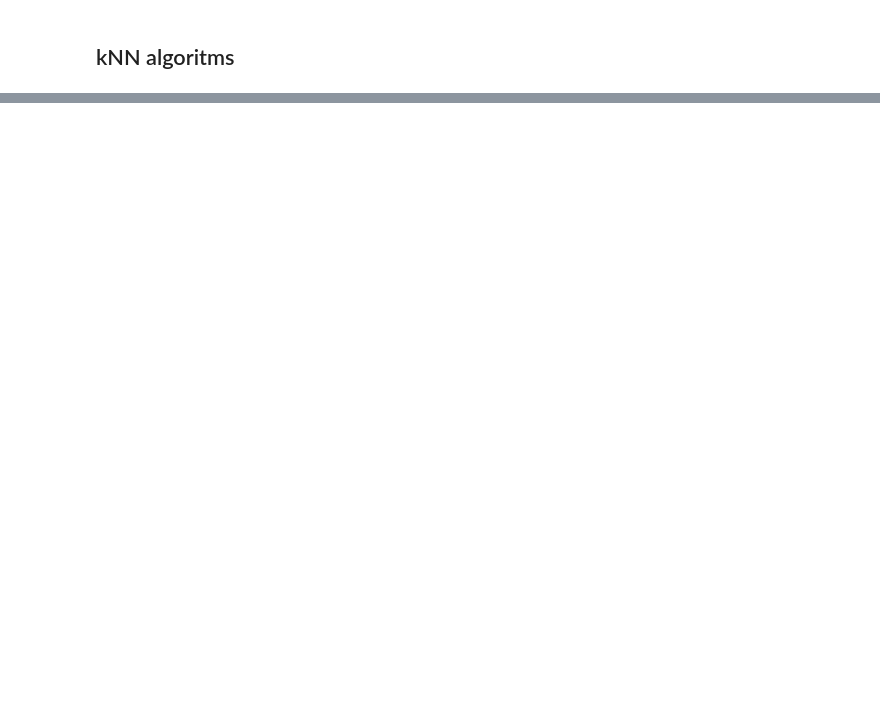
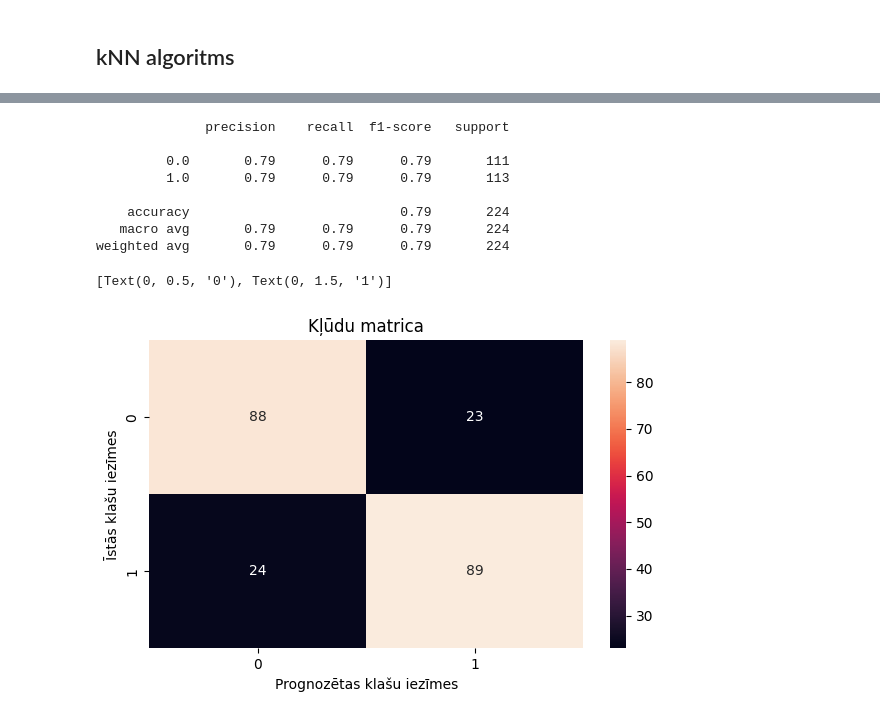
Before and after one commit to tomasskristianssterns/MIP_projekts2, a Jupyter notebook: src/Pārraudzītā_mašīnmācīšanās (1) copy.ipynb, the cells around one changed output, grey strips where cells are left out. Drawn from its saved outputs; the diff is of its cells as text; code cells hidden in the pictures; blank space fills up the shorter version.

```diff
--- a/src/Pārraudzītā_mašīnmācīšanās (1) copy.ipynb
+++ b/src/Pārraudzītā_mašīnmācīšanās (1) copy.ipynb
@@ -601,0 +634,26 @@ Kļūdu matricā var redzēt, ka tikai 3 datu objekti tika klasificēti nepareiz
+# %%
+#Nosakam klases iezīmes testa datu kopas datu objektiem
+y_prognoze_svm = SVM_MODEL.predict(X_testa)
+#izvadām modeļa veikuma novērtējuma metrikas
+print(classification_report(y_testa,y_prognoze_svm, zero_division=0))
+#veidojam kļūdu matricu
+kludu_matrica = confusion_matrix(y_testa, y_prognoze_svm)
+#izvadām kļūdu matricu
+fig, ax = pltb.subplots(figsize=(7,4))
+sns.heatmap(kludu_matrica, annot = True, fmt = 'g', ax = ax)
+ax.set_xlabel('Prognozētas klašu iezīmes')
+ax.set_ylabel('Īstās klašu iezīmes')
+ax.set_title('Kļūdu matrica')
+ax.xaxis.set_ticklabels(datu_kopa['HeartDisease'].unique())
+ax.yaxis.set_ticklabels(datu_kopa['HeartDisease'].unique())
+# %% [output]
+              precision    recall  f1-score   support
+
+         0.0       0.79      0.79      0.79       111
+         1.0       0.79      0.79      0.79       113
+
+    accuracy                           0.79       224
+   macro avg       0.79      0.79      0.79       224
+weighted avg       0.79      0.79      0.79       224
+[Text(0, 0.5, '0'), Text(0, 1.5, '1')]
+[figure, added]
```
Also changed, not shown: parts of 5 cells of this notebook.
